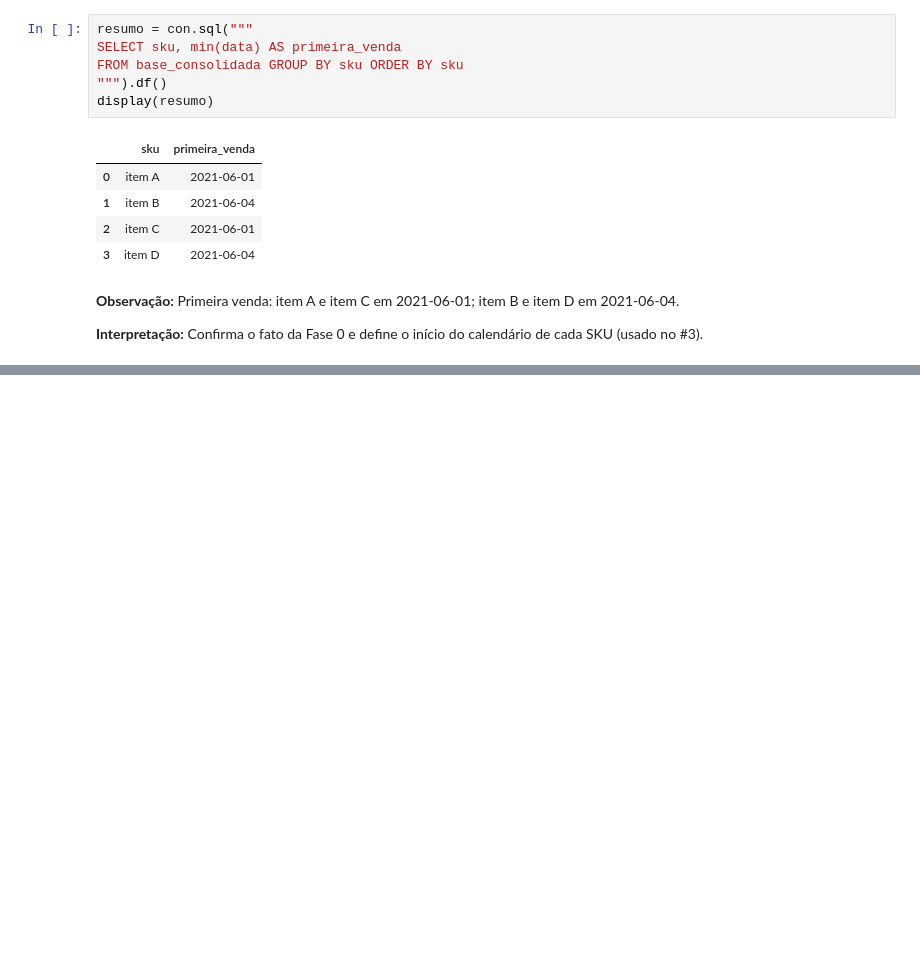
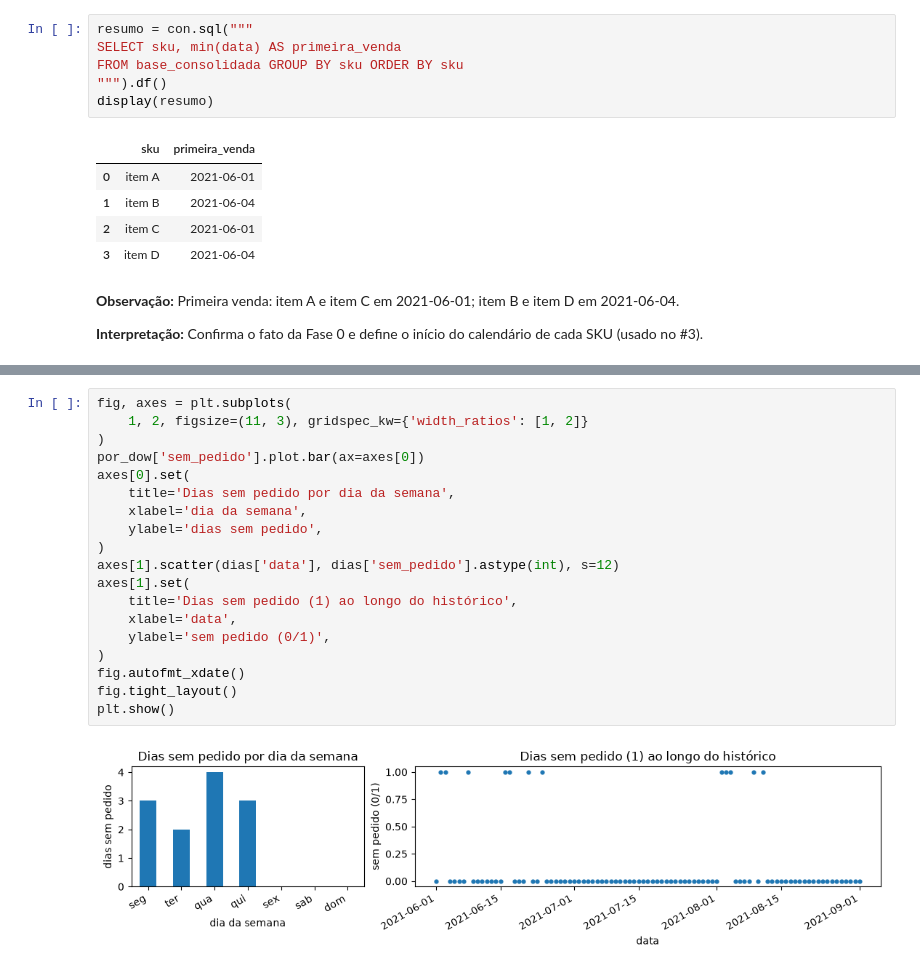
Before and after one commit to RWallan/case-mr-health, a Jupyter notebook: notebooks/01_eda_fontes_relacionamento.ipynb, the cells around one changed output, grey strips where cells are left out. Drawn from its saved outputs; the diff is of its cells as text; blank space fills up the shorter version.

Commit message:
feat: séries diária e semanal por SKU e análise dos dias sem pedido (#3)

```diff
--- a/notebooks/01_eda_fontes_relacionamento.ipynb
+++ b/notebooks/01_eda_fontes_relacionamento.ipynb
@@ -392,0 +552,21 @@ display(resumo)
+# %%
+fig, axes = plt.subplots(
+    1, 2, figsize=(11, 3), gridspec_kw={'width_ratios': [1, 2]}
+)
+por_dow['sem_pedido'].plot.bar(ax=axes[0])
+axes[0].set(
+    title='Dias sem pedido por dia da semana',
+    xlabel='dia da semana',
+    ylabel='dias sem pedido',
+)
+axes[1].scatter(dias['data'], dias['sem_pedido'].astype(int), s=12)
+axes[1].set(
+    title='Dias sem pedido (1) ao longo do histórico',
+    xlabel='data',
+    ylabel='sem pedido (0/1)',
+)
+fig.autofmt_xdate()
+fig.tight_layout()
+plt.show()
+# %% [output]
+[figure, added]
```
Also changed, not shown: parts of 10 cells of this notebook, 6 other files.
